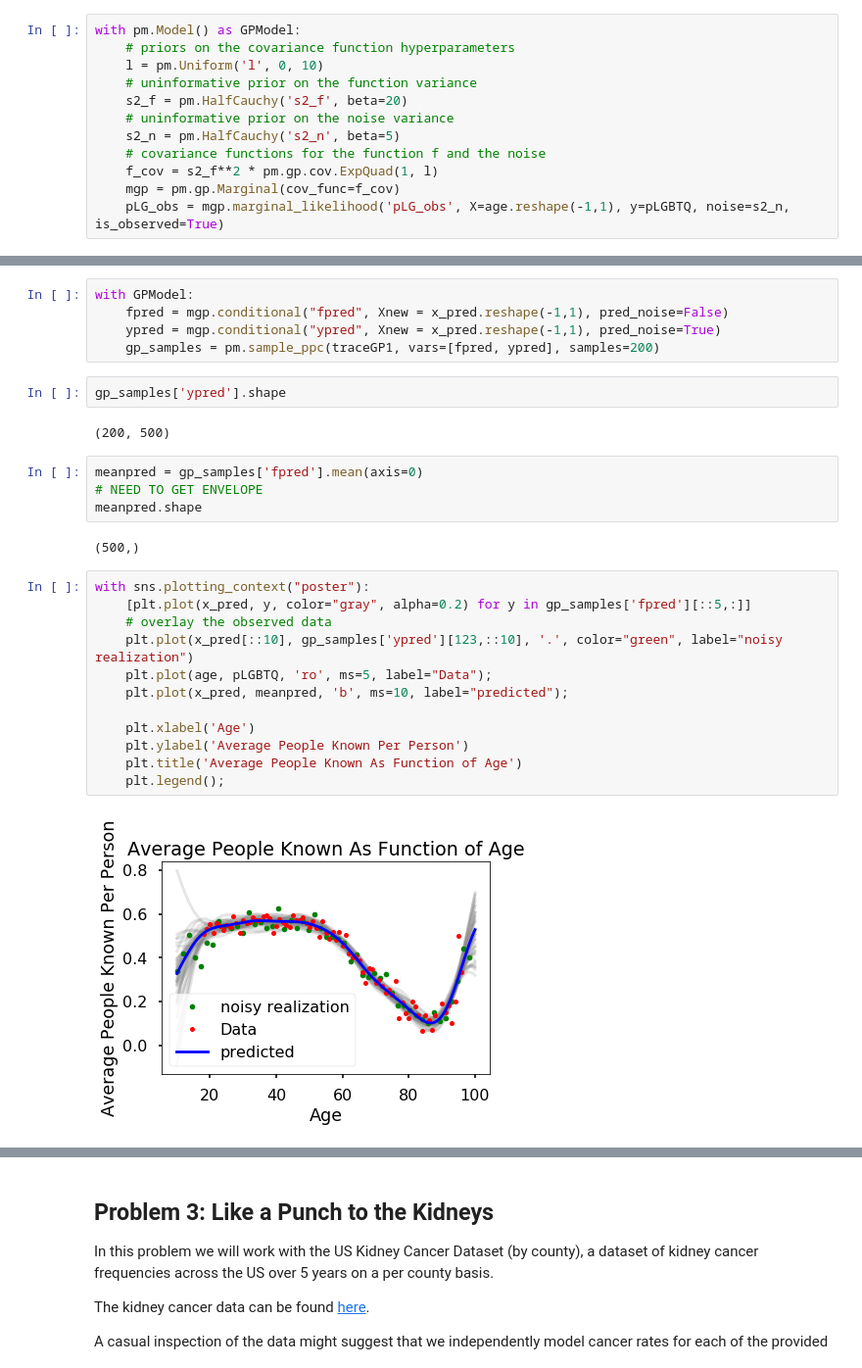
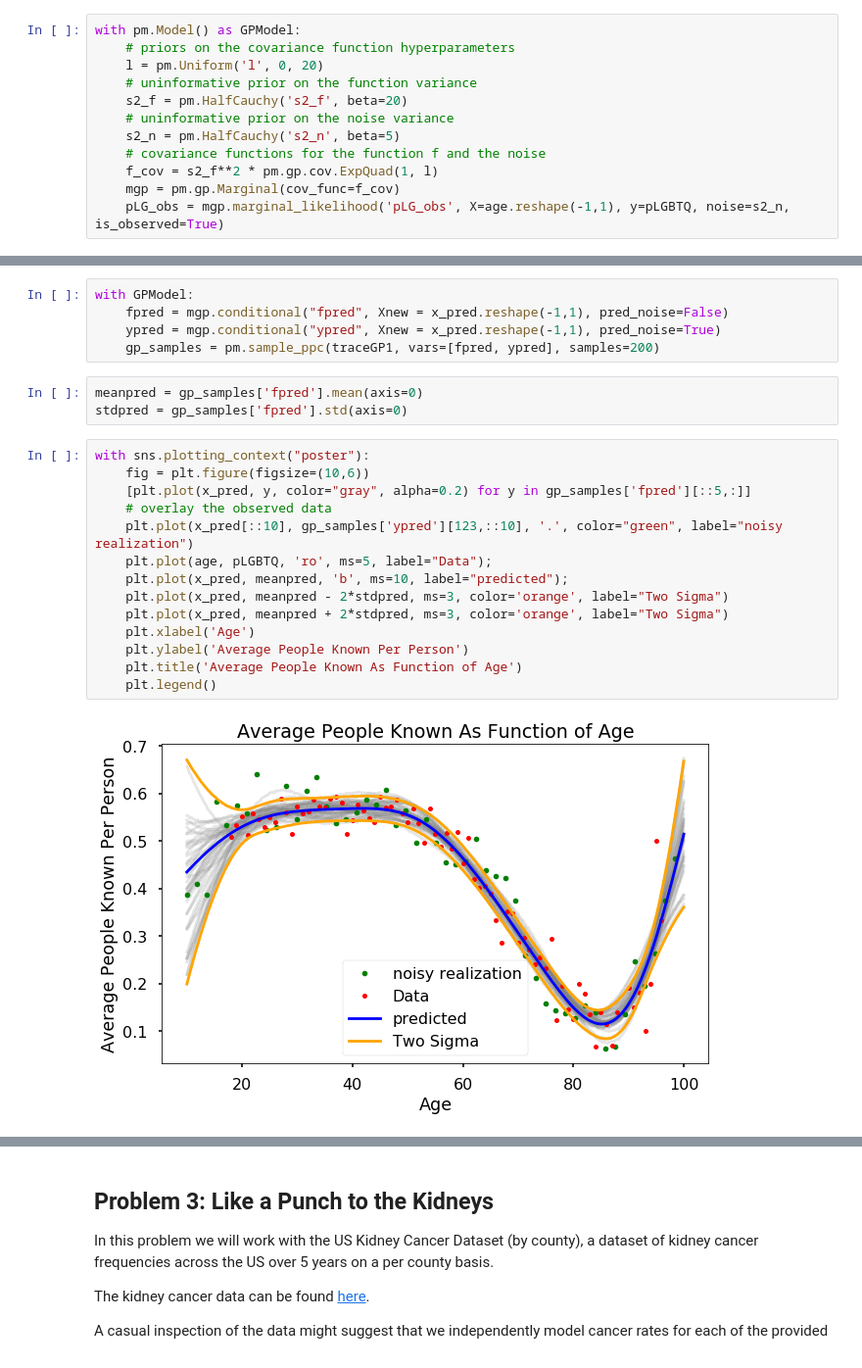
Before and after one commit to rshally/AM207, a Jupyter notebook: Spencer/Pset 8/Hallyburton_HW08.ipynb, the cells around one changed output, grey strips where cells are left out. Shown at 98% size. Drawn from its saved outputs; the diff is of its cells as text.

```diff
--- a/Spencer/Pset 8/Hallyburton_HW08.ipynb
+++ b/Spencer/Pset 8/Hallyburton_HW08.ipynb
@@ -303,7 +303,7 @@ plt.show()
 # %%
 with pm.Model() as GPModel:
     # priors on the covariance function hyperparameters
-    l = pm.Uniform('l', 0, 10)
+    l = pm.Uniform('l', 0, 20)
     # uninformative prior on the function variance
     s2_f = pm.HalfCauchy('s2_f', beta=20)
     # uninformative prior on the noise variance
@@ -354,27 +354,22 @@ with GPModel:
     fpred = mgp.conditional("fpred", Xnew = x_pred.reshape(-1,1), pred_noise=False)
     ypred = mgp.conditional("ypred", Xnew = x_pred.reshape(-1,1), pred_noise=True)
     gp_samples = pm.sample_ppc(traceGP1, vars=[fpred, ypred], samples=200)
-# %%
-gp_samples['ypred'].shape
-# %% [output]
-(200, 500)
 # %%
 meanpred = gp_samples['fpred'].mean(axis=0)
-# NEED TO GET ENVELOPE
-meanpred.shape
+stdpred = gp_samples['fpred'].std(axis=0)
-# %% [output]
-(500,)
 # %%
 with sns.plotting_context("poster"):
+    fig = plt.figure(figsize=(10,6))
     [plt.plot(x_pred, y, color="gray", alpha=0.2) for y in gp_samples['fpred'][::5,:]]
     # overlay the observed data
     plt.plot(x_pred[::10], gp_samples['ypred'][123,::10], '.', color="green", label="noisy realization")
     plt.plot(age, pLGBTQ, 'ro', ms=5, label="Data");
     plt.plot(x_pred, meanpred, 'b', ms=10, label="predicted");
-
+    plt.plot(x_pred, meanpred - 2*stdpred, ms=3, color='orange', label="Two Sigma")
+    plt.plot(x_pred, meanpred + 2*stdpred, ms=3, color='orange', label="Two Sigma")
     plt.xlabel('Age')
     plt.ylabel('Average People Known Per Person')
     plt.title('Average People Known As Function of Age')
-    plt.legend();
+    plt.legend()
 # %% [output]
-[figure, old version]
+[figure, new version]
```
Also changed, not shown: parts of 24 cells of this notebook, 29 other files.
